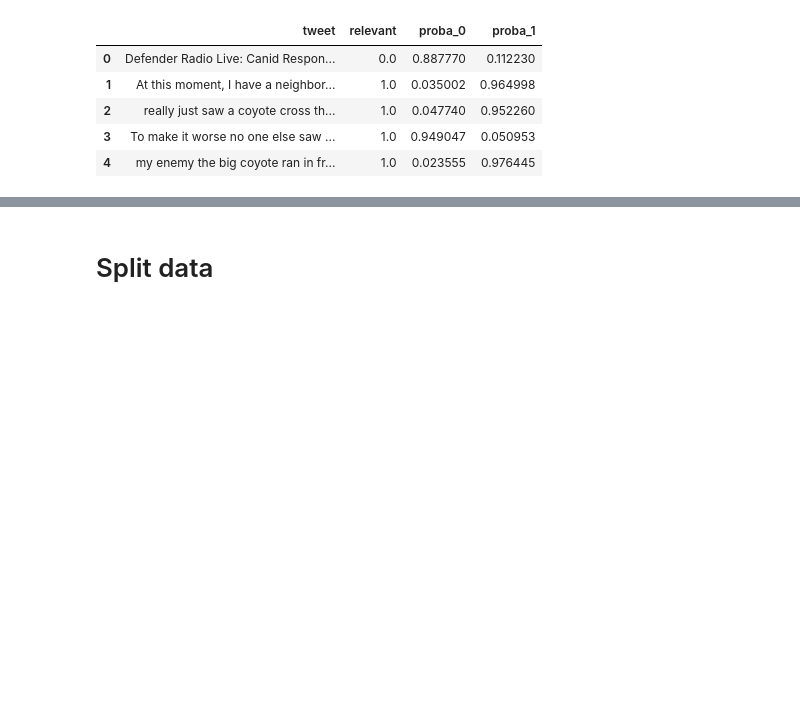
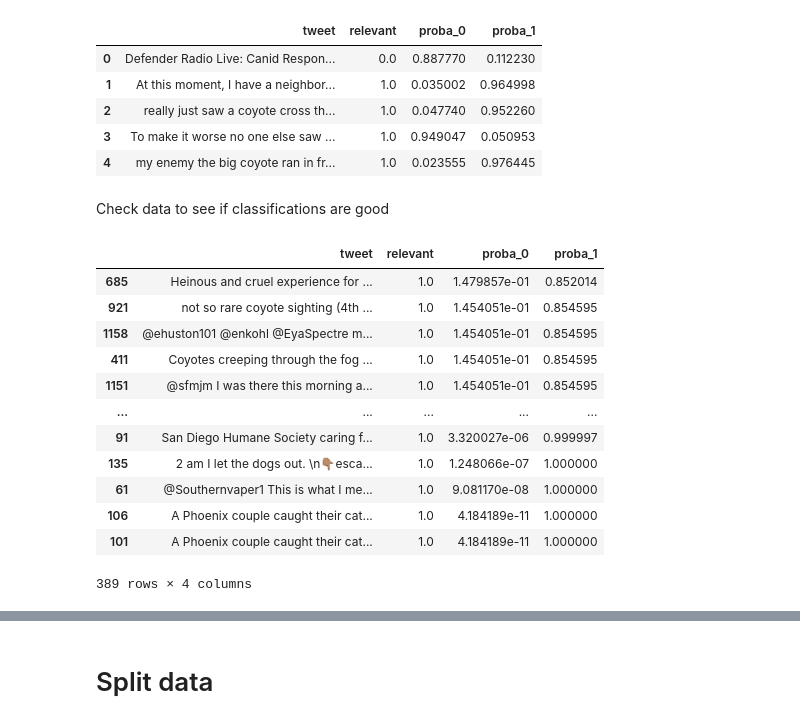
Before and after one commit to Isaac1o/CDFW, a Jupyter notebook: twitter/coyotes/notebooks/retrain_model.ipynb, the cells around one changed output, grey strips where cells are left out. Cells and saved outputs as stored; diff of their text form; code cells hidden in the pictures; blank space fills up the shorter version.

```diff
--- a/twitter/coyotes/notebooks/retrain_model.ipynb
+++ b/twitter/coyotes/notebooks/retrain_model.ipynb
@@ -17,6 +17,8 @@ import seaborn as sns
 from sklearn.feature_extraction.text import TfidfVectorizer
 import joblib
 import copy
+# %%
+pd.set_option("display.max_colwidth", None)
 # %%
 data = pd.read_csv('../data/all_queries.csv')
 data.head()
@@ -107,3 +118,21 @@ df_train.head()
 | 2 | really just saw a coyote cross th... | 1.0 | 0.047740 | 0.952260 |
 | 3 | To make it worse no one else saw ... | 1.0 | 0.949047 | 0.050953 |
 | 4 | my enemy the big coyote ran in fr... | 1.0 | 0.023555 | 0.976445 |
+# %% [markdown]
+Check data to see if classifications are good
+# %%
+df_train[df_train['proba_1'] > 0.85].sort_values(['proba_1'], ascending=True)
+# %% [output]
+|  | tweet | relevant | proba_0 | proba_1 |
+| 685 | Heinous and cruel experience for ... | 1.0 | 1.479857e-01 | 0.852014 |
+| 921 | not so rare coyote sighting (4th ... | 1.0 | 1.454051e-01 | 0.854595 |
+| 1158 | @ehuston101 @enkohl @EyaSpectre m... | 1.0 | 1.454051e-01 | 0.854595 |
+| 411 | Coyotes creeping through the fog ... | 1.0 | 1.454051e-01 | 0.854595 |
+| 1151 | @sfmjm I was there this morning a... | 1.0 | 1.454051e-01 | 0.854595 |
+| ... | ... | ... | ... | ... |
+| 91 | San Diego Humane Society caring f... | 1.0 | 3.320027e-06 | 0.999997 |
+| 135 | 2 am I let the dogs out. \n👇🏽esca... | 1.0 | 1.248066e-07 | 1.000000 |
+| 61 | @Southernvaper1 This is what I me... | 1.0 | 9.081170e-08 | 1.000000 |
+| 106 | A Phoenix couple caught their cat... | 1.0 | 4.184189e-11 | 1.000000 |
+| 101 | A Phoenix couple caught their cat... | 1.0 | 4.184189e-11 | 1.000000 |
+389 rows × 4 columns
```
Also changed, not shown: parts of 111 cells of this notebook, 10 other files.
